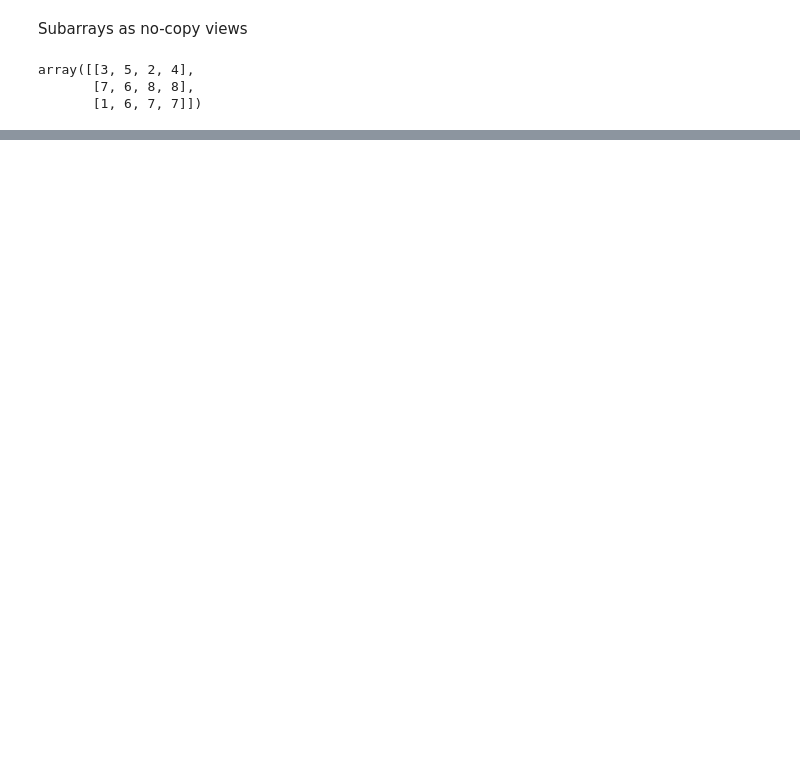
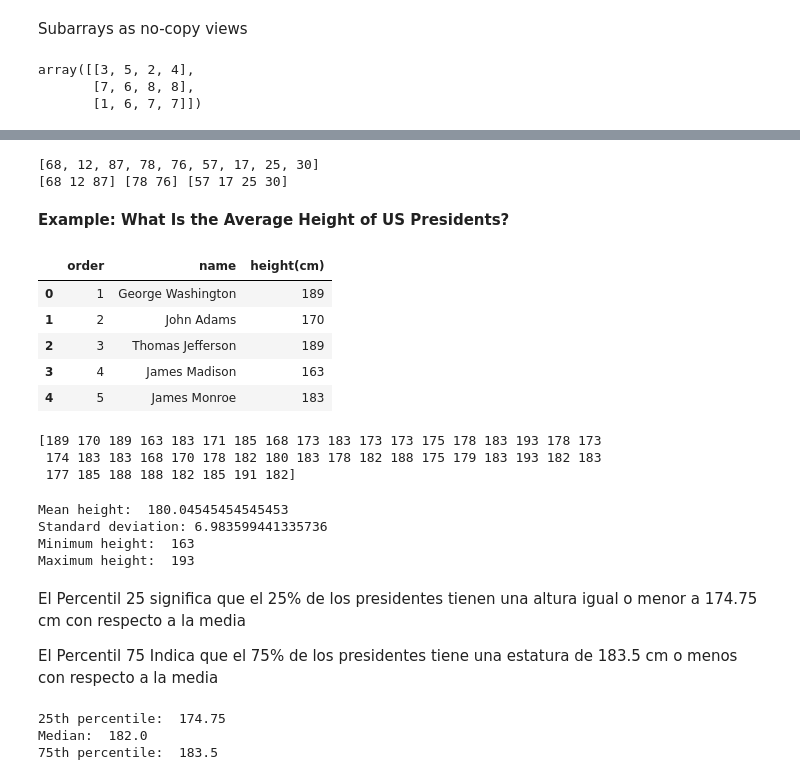
Before and after one commit to MikeAlienpz03/Excel_python, a Jupyter notebook: Chapters/numpy.ipynb, the cells around one changed output, grey strips where cells are left out. Saved outputs shown, nothing was run; the diff lists cells and outputs as text; code cells hidden in the pictures; blank space fills up the shorter version.

```diff
--- a/Chapters/numpy.ipynb
+++ b/Chapters/numpy.ipynb
@@ -582,0 +762,55 @@ array([[3],
+# %%
+x = [np.random.randint(1,99) for x in range(9)]
+print(x)
+x1, x2, x3 = np.split(x,[3,5])
+print(x1, x2, x3)
+# %% [output]
+[68, 12, 87, 78, 76, 57, 17, 25, 30]
+[68 12 87] [78 76] [57 17 25 30]
+# %% [markdown]
+**Example: What Is the Average Height of US Presidents?**
+# %%
+import pandas as pd
+import matplotlib.pyplot as plt
+import seaborn
+seaborn.set()
+data = pd.read_csv("../Files/president_heights.csv")
+data.head()
+# %% [output]
+|  | order | name | height(cm) |
+| 0 | 1 | George Washington | 189 |
+| 1 | 2 | John Adams | 170 |
+| 2 | 3 | Thomas Jefferson | 189 |
+| 3 | 4 | James Madison | 163 |
+| 4 | 5 | James Monroe | 183 |
+# %%
+heights = np.array(data["height(cm)"])
+print(heights)
+# %% [output]
+[189 170 189 163 183 171 185 168 173 183 173 173 175 178 183 193 178 173
+ 174 183 183 168 170 178 182 180 183 178 182 188 175 179 183 193 182 183
+ 177 185 188 188 182 185 191 182]
+# %%
+#Con el array podemos hacer nuestros resultados estadisticos
+
+print("Mean height: ", heights.mean())
+print("Standard deviation:", heights.std())
+print("Minimum height: ", heights.min())
+print("Maximum height: ", heights.max())
+# %% [output]
+Mean height:  180.04545454545453
+Standard deviation: 6.983599441335736
+Minimum height:  163
+Maximum height:  193
+# %% [markdown]
+El Percentil 25 significa que el 25% de los presidentes tienen una altura igual o menor a 174.75 cm con respecto a la media
+
+El Percentil 75 Indica que el 75% de los presidentes tiene una estatura de 183.5 cm o menos con respecto a la media
+# %%
+print("25th percentile: ", np.percentile(heights, 25))
+print("Median: ", np.median(heights))
+print("75th percentile: ", np.percentile(heights, 75))
+# %% [output]
+25th percentile:  174.75
+Median:  182.0
+75th percentile:  183.5
```
Also changed, not shown: parts of 64 cells of this notebook, 3 other files.
